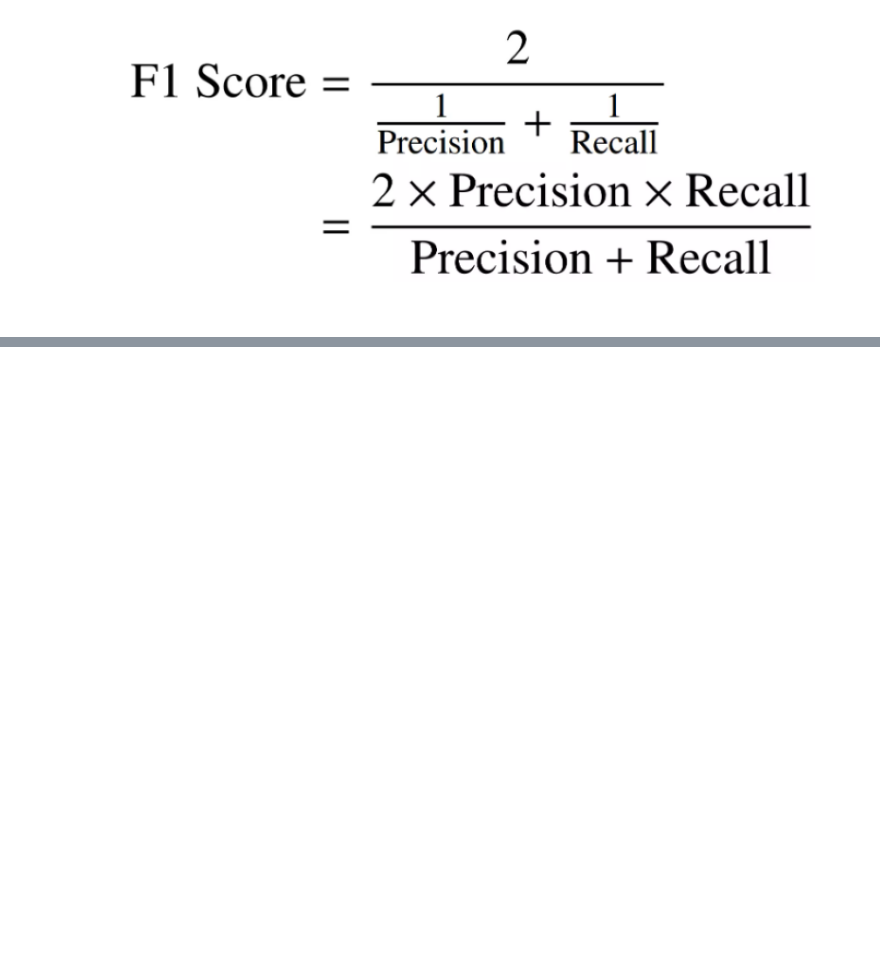
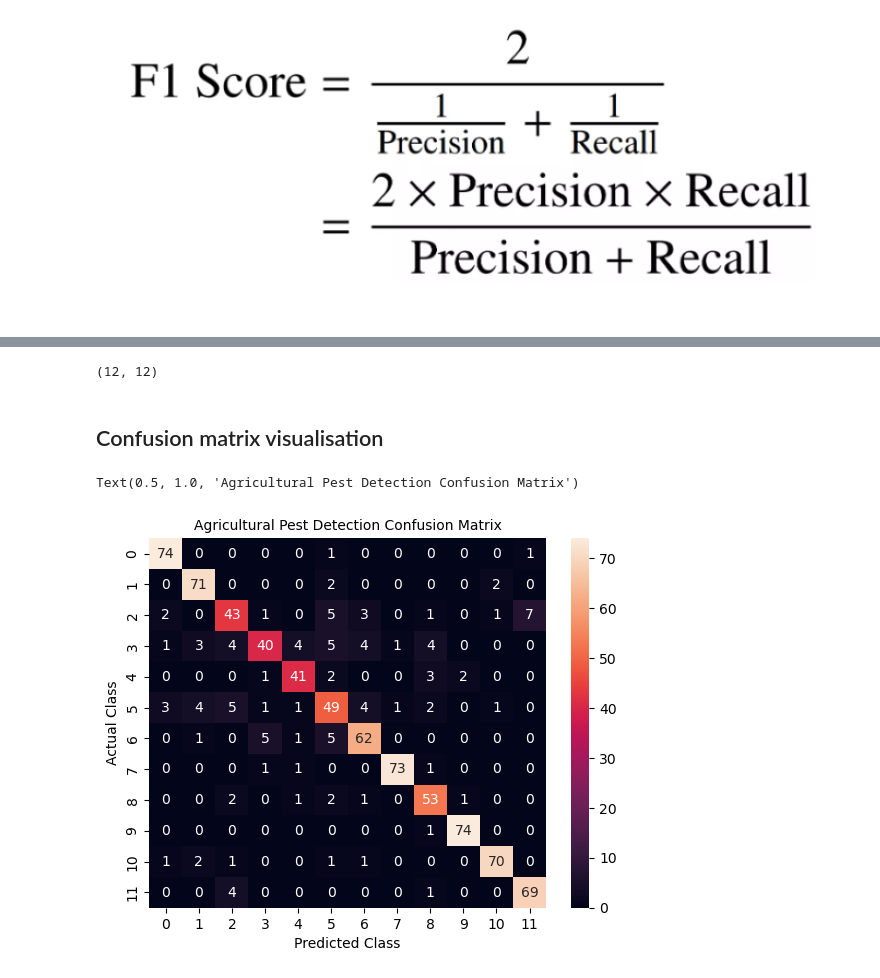
Before and after one commit to wadhwa19/Agricultural-pests, a Jupyter notebook: project/image_processing.ipynb, the cells around one changed output, grey strips where cells are left out. Saved outputs shown, nothing was run; the diff lists cells and outputs as text; code cells hidden in the pictures; blank space fills up the shorter version.

Commit message:
Created confusion matrix

```diff
--- a/project/image_processing.ipynb
+++ b/project/image_processing.ipynb
@@ -1008,0 +1011,2 @@ plt.axis('off')
+# %%
+cm= confusion_matrix(y_true,predicted_categories)
@@ -1008,0 +1028,14 @@ plt.axis('off')
+# %%
+cm.shape
+# %% [output]
+(12, 12)
+# %% [markdown]
+## Confusion matrix visualisation
+# %%
+sns.heatmap(cm,annot=True)
+plt.xlabel("Predicted Class")
+plt.ylabel("Actual Class")
+plt.title("Agricultural Pest Detection Confusion Matrix",fontsize=10)
+# %% [output]
+Text(0.5, 1.0, 'Agricultural Pest Detection Confusion Matrix')
+[figure, added]
```
Also changed, not shown: parts of 4 cells of this notebook.
